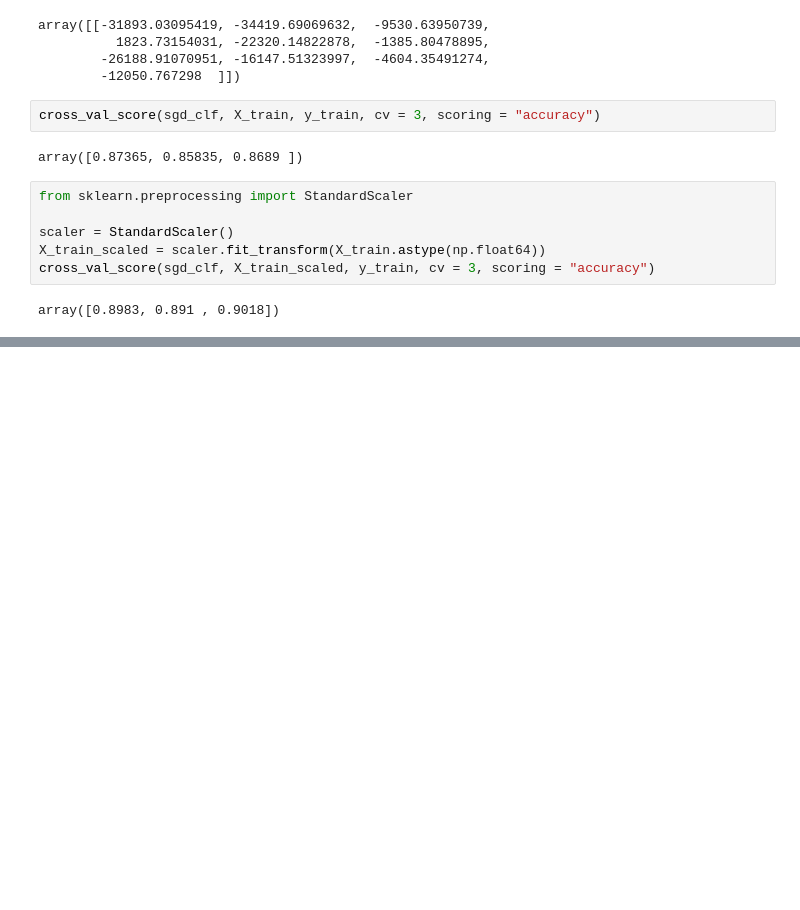
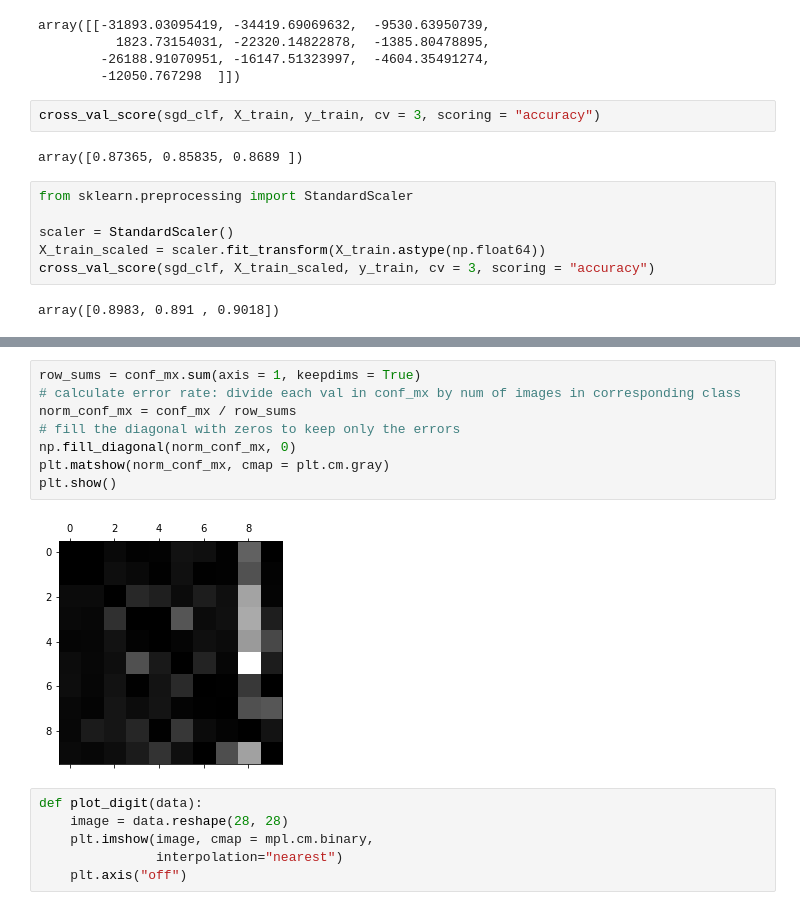
Before and after one commit to schlenkerc18/HandsOn_ML_Projects, a Jupyter notebook: Classification.ipynb, the cells around one changed output, grey strips where cells are left out. Drawn from its saved outputs; the diff is of its cells as text; blank space fills up the shorter version.

Commit message:
Error analysis, more classifications
Performed error analysis to find out what types of mistakes our model was making.  Also implemented multilable and multiouput classifications

```diff
--- a/Classification.ipynb
+++ b/Classification.ipynb
@@ -328,0 +352,16 @@ array([0.8983, 0.891 , 0.9018])
+# %%
+row_sums = conf_mx.sum(axis = 1, keepdims = True)
+# calculate error rate: divide each val in conf_mx by num of images in corresponding class
+norm_conf_mx = conf_mx / row_sums
+# fill the diagonal with zeros to keep only the errors
+np.fill_diagonal(norm_conf_mx, 0)
+plt.matshow(norm_conf_mx, cmap = plt.cm.gray)
+plt.show()
+# %% [output]
+[figure, added]
+# %%
+def plot_digit(data):
+    image = data.reshape(28, 28)
+    plt.imshow(image, cmap = mpl.cm.binary,
+               interpolation="nearest")
+    plt.axis("off")
```
Also changed, not shown: parts of 13 cells of this notebook.
